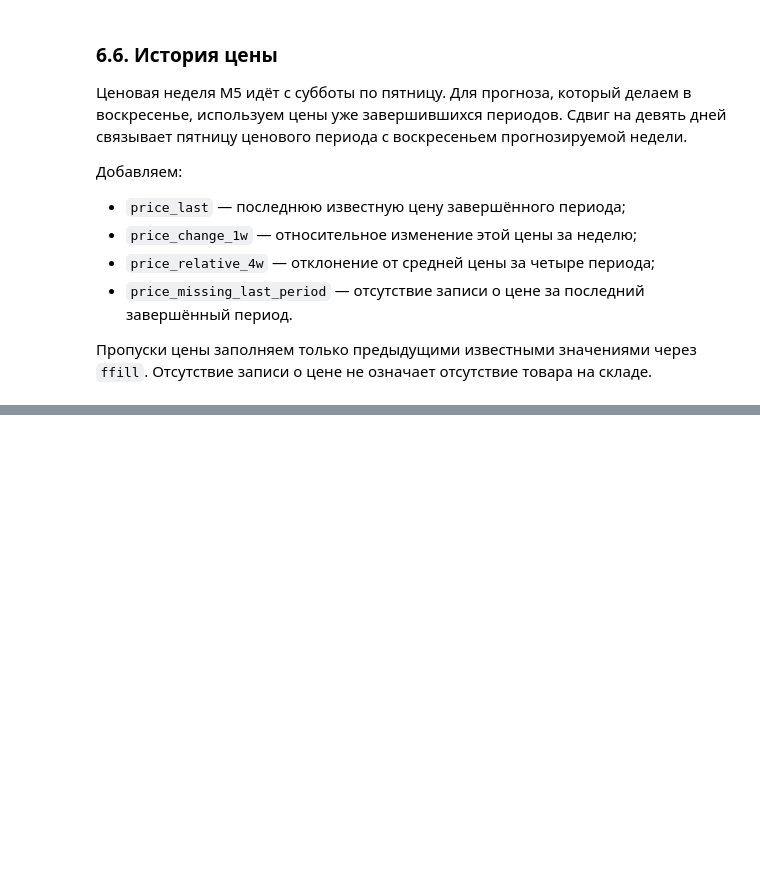
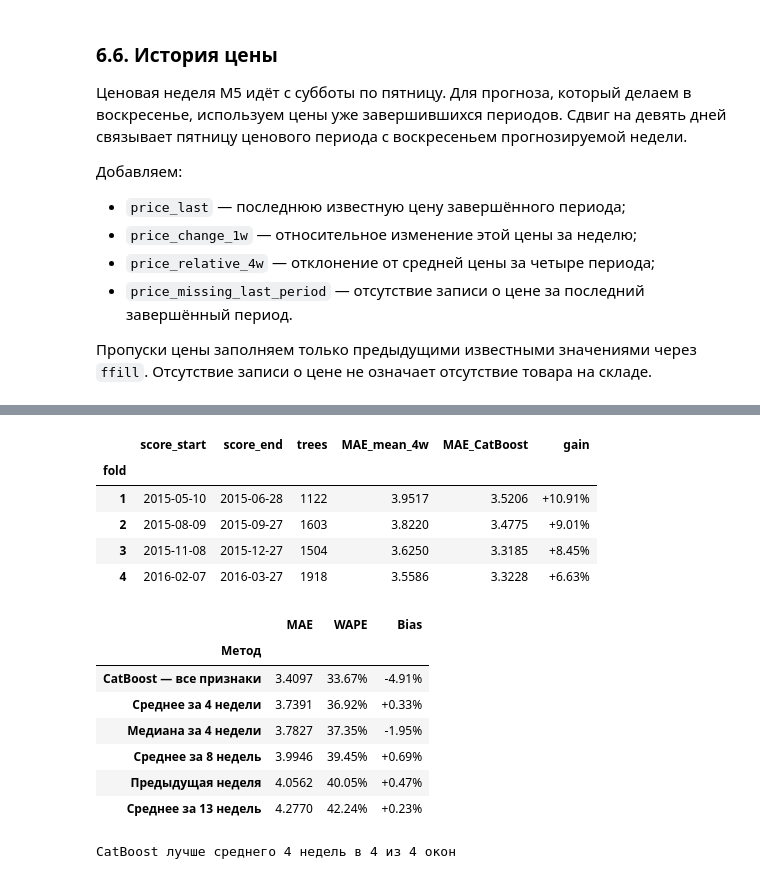
Before and after one commit to dannya220/demand-planner, a Jupyter notebook: notebooks/02_scaling.ipynb, the cells around one changed output, grey strips where cells are left out. Cells and saved outputs as stored; diff of their text form; code cells hidden in the pictures; blank space fills up the shorter version.

```diff
--- a/notebooks/02_scaling.ipynb
+++ b/notebooks/02_scaling.ipynb
@@ -1067,0 +1350,43 @@ Shrink model to first 1127 iterations.
+# %%
+cv_predictions = pd.concat(cv_parts, ignore_index=True)
+cv_fold_summary = pd.DataFrame(cv_fold_rows).set_index("fold")
+
+display(
+    cv_fold_summary[[
+        "score_start", "score_end", "trees",
+        "MAE_mean_4w", "MAE_CatBoost", "gain",
+    ]].style.format({
+        "score_start": "{:%Y-%m-%d}",
+        "score_end": "{:%Y-%m-%d}",
+        "MAE_mean_4w": "{:.4f}",
+        "MAE_CatBoost": "{:.4f}",
+        "gain": "{:+.2%}",
+    })
+)
+
+cv_overall = evaluate_forecasts(cv_predictions, cv_methods)
+
+display(cv_overall.sort_values("MAE").style.format({
+    "MAE": "{:.4f}",
+    "WAPE": "{:.2%}",
+    "Bias": "{:+.2%}",
+}))
+
+wins = cv_fold_summary["gain"].gt(0).sum()
+print(f"CatBoost лучше среднего 4 недель в {wins} из {len(cv_windows)} окон")
+# %% [output]
+|  | score_start | score_end | trees | MAE_mean_4w | MAE_CatBoost | gain |
+| fold |  |  |  |  |  |  |
+| 1 | 2015-05-10 | 2015-06-28 | 1122 | 3.9517 | 3.5206 | +10.91% |
+| 2 | 2015-08-09 | 2015-09-27 | 1603 | 3.8220 | 3.4775 | +9.01% |
+| 3 | 2015-11-08 | 2015-12-27 | 1504 | 3.6250 | 3.3185 | +8.45% |
+| 4 | 2016-02-07 | 2016-03-27 | 1918 | 3.5586 | 3.3228 | +6.63% |
+|  | MAE | WAPE | Bias |
+| Метод |  |  |  |
+| CatBoost — все признаки | 3.4097 | 33.67% | -4.91% |
+| Среднее за 4 недели | 3.7391 | 36.92% | +0.33% |
+| Медиана за 4 недели | 3.7827 | 37.35% | -1.95% |
+| Среднее за 8 недель | 3.9946 | 39.45% | +0.69% |
+| Предыдущая неделя | 4.0562 | 40.05% | +0.47% |
+| Среднее за 13 недель | 4.2770 | 42.24% | +0.23% |
+CatBoost лучше среднего 4 недель в 4 из 4 окон
```
Also changed, not shown: parts of 61 cells of this notebook, 10 other files.
